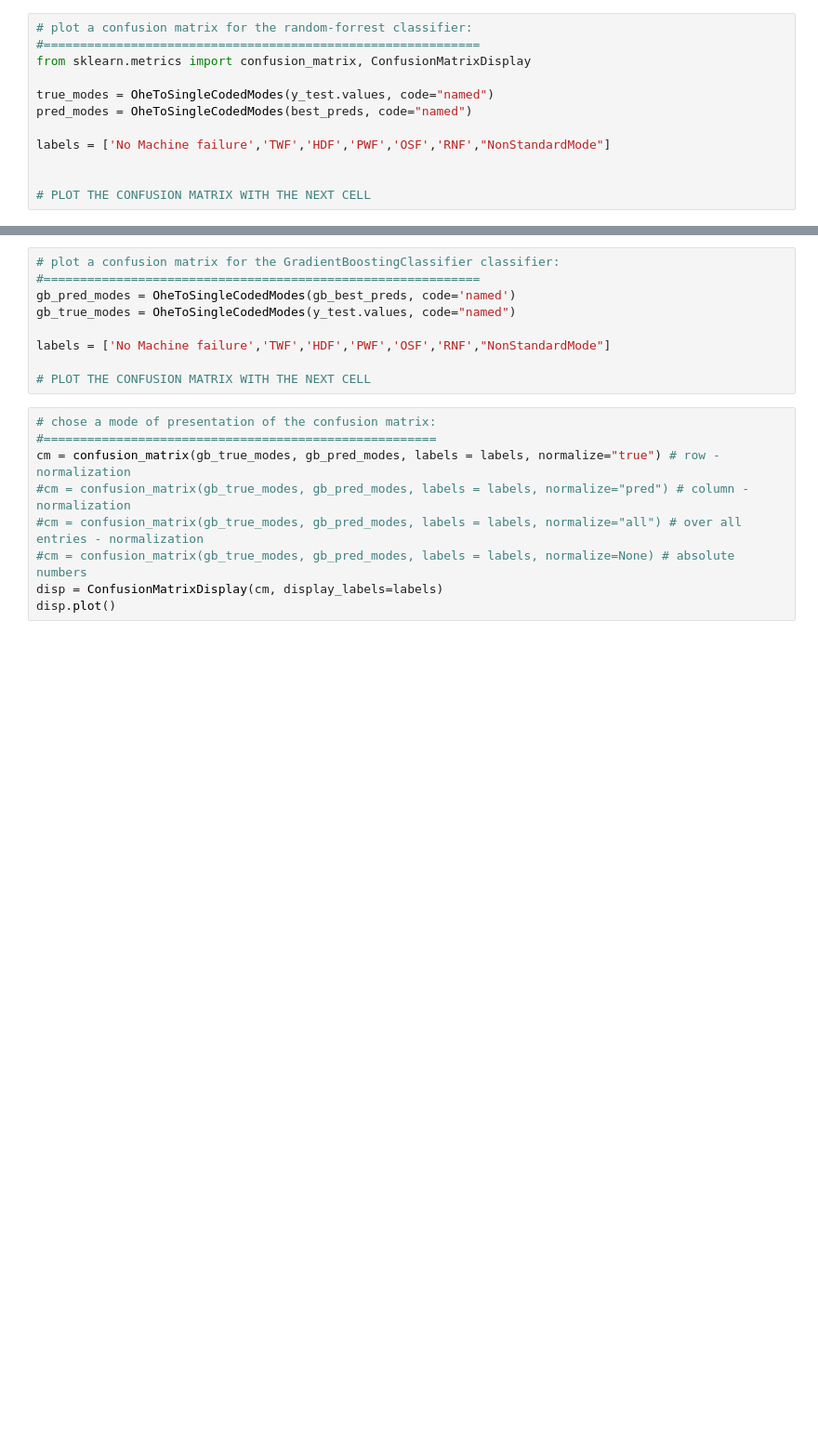
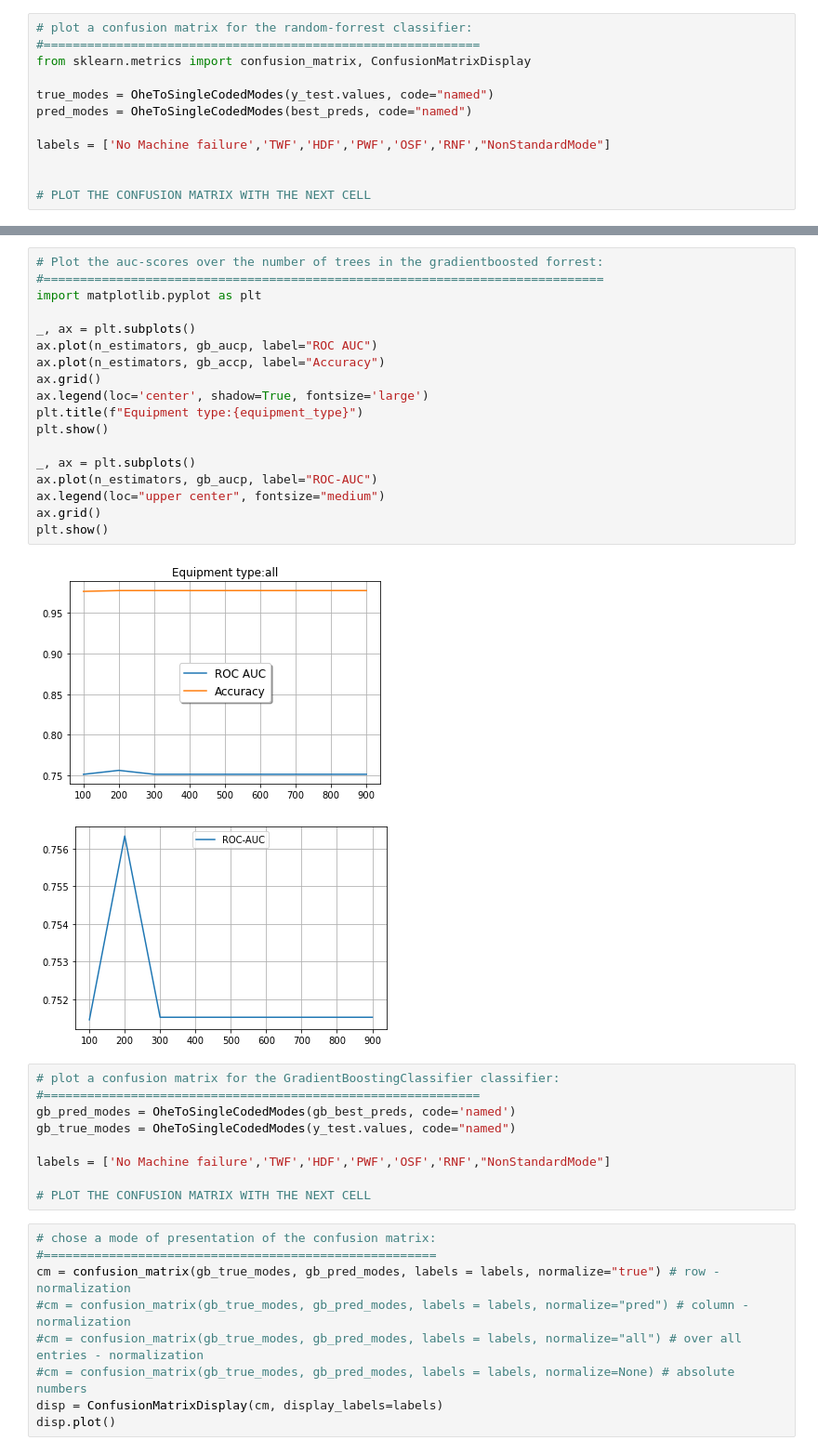
Before and after one commit to BorScho/Predictive_Maintenance_UCI_Modes, a Jupyter notebook: rndForrest_predict_failuremodes.ipynb, the cells around one changed output, grey strips where cells are left out. Shown: that part at 93% size. Cells and saved outputs as stored; diff of their text form; blank space fills up the shorter version.

```diff
--- a/rndForrest_predict_failuremodes.ipynb
+++ b/rndForrest_predict_failuremodes.ipynb
@@ -628,3 +628,24 @@ best_accuracy: 0.9725, worst_accuracy: 0.9725
+# %%
+# Plot the auc-scores over the number of trees in the gradientboosted forrest:
+#=============================================================================
+import matplotlib.pyplot as plt
+
+_, ax = plt.subplots()
+ax.plot(n_estimators, gb_aucp, label="ROC AUC")
+ax.plot(n_estimators, gb_accp, label="Accuracy")
+ax.grid()
+ax.legend(loc='center', shadow=True, fontsize='large')
+plt.title(f"Equipment type:{equipment_type}")
+plt.show()
+
+_, ax = plt.subplots()
+ax.plot(n_estimators, gb_aucp, label="ROC-AUC")
+ax.legend(loc="upper center", fontsize="medium")
+ax.grid()
+plt.show()
+# %% [output]
+[figure, added]
+[figure, added]
 # %%
 # plot a confusion matrix for the GradientBoostingClassifier classifier:
 #============================================================
```
Also changed, not shown: parts of 14 cells of this notebook.
